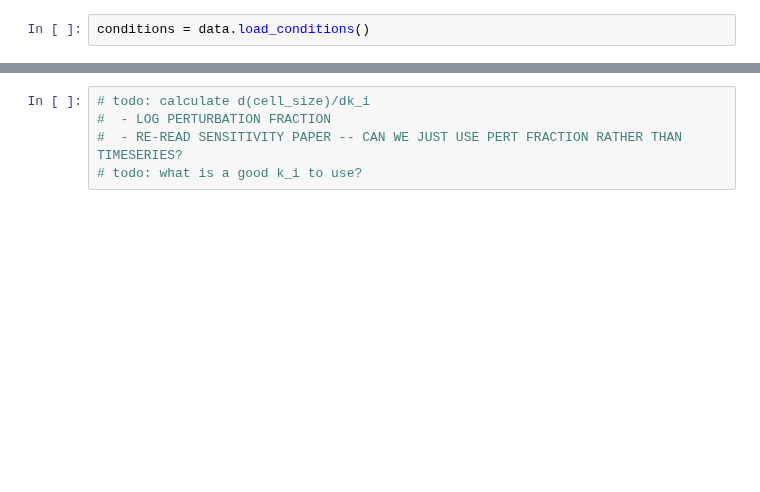
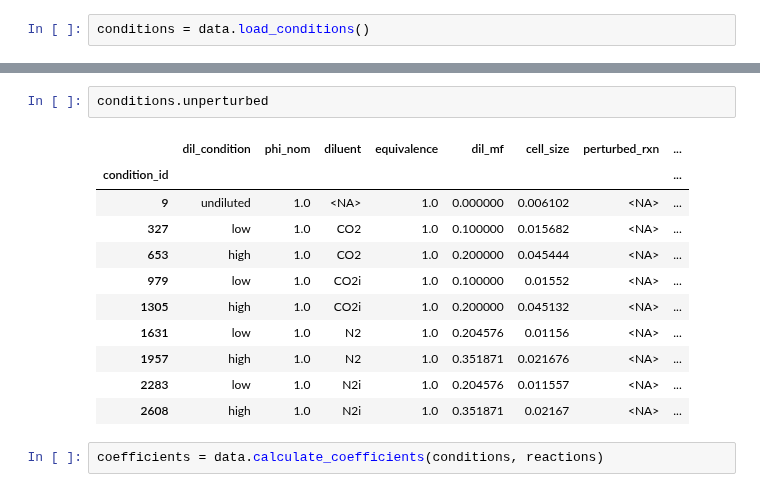
Before and after one commit to cartemic/DetResearch, a Jupyter notebook: scripts/perturbation_study/Results.ipynb, the cells around one changed output, grey strips where cells are left out. Saved outputs shown, nothing was run; the diff lists cells and outputs as text; blank space fills up the shorter version.

Commit message:
IDK what, but something changed here and I should probably keep it

```diff
--- a/scripts/perturbation_study/Results.ipynb
+++ b/scripts/perturbation_study/Results.ipynb
@@ -83,5 +84,16 @@ conditions.diluted.head()
 # %%
-# todo: calculate d(cell_size)/dk_i
-#  - LOG PERTURBATION FRACTION
-#  - RE-READ SENSITIVITY PAPER -- CAN WE JUST USE PERT FRACTION RATHER THAN TIMESERIES?
-# todo: what is a good k_i to use?
+conditions.unperturbed
+# %% [output]
+|  | dil_condition | phi_nom | diluent | equivalence | dil_mf | cell_size | perturbed_rxn | ... |
+| condition_id |  |  |  |  |  |  |  | ... |
+| 9 | undiluted | 1.0 | <NA> | 1.0 | 0.000000 | 0.006102 | <NA> | ... |
+| 327 | low | 1.0 | CO2 | 1.0 | 0.100000 | 0.015682 | <NA> | ... |
+| 653 | high | 1.0 | CO2 | 1.0 | 0.200000 | 0.045444 | <NA> | ... |
+| 979 | low | 1.0 | CO2i | 1.0 | 0.100000 | 0.01552 | <NA> | ... |
+| 1305 | high | 1.0 | CO2i | 1.0 | 0.200000 | 0.045132 | <NA> | ... |
+| 1631 | low | 1.0 | N2 | 1.0 | 0.204576 | 0.01156 | <NA> | ... |
+| 1957 | high | 1.0 | N2 | 1.0 | 0.351871 | 0.021676 | <NA> | ... |
+| 2283 | low | 1.0 | N2i | 1.0 | 0.204576 | 0.011557 | <NA> | ... |
+| 2608 | high | 1.0 | N2i | 1.0 | 0.351871 | 0.02167 | <NA> | ... |
+# %%
+coefficients = data.calculate_coefficients(conditions, reactions)
```
Also changed, not shown: parts of 7 cells of this notebook.
